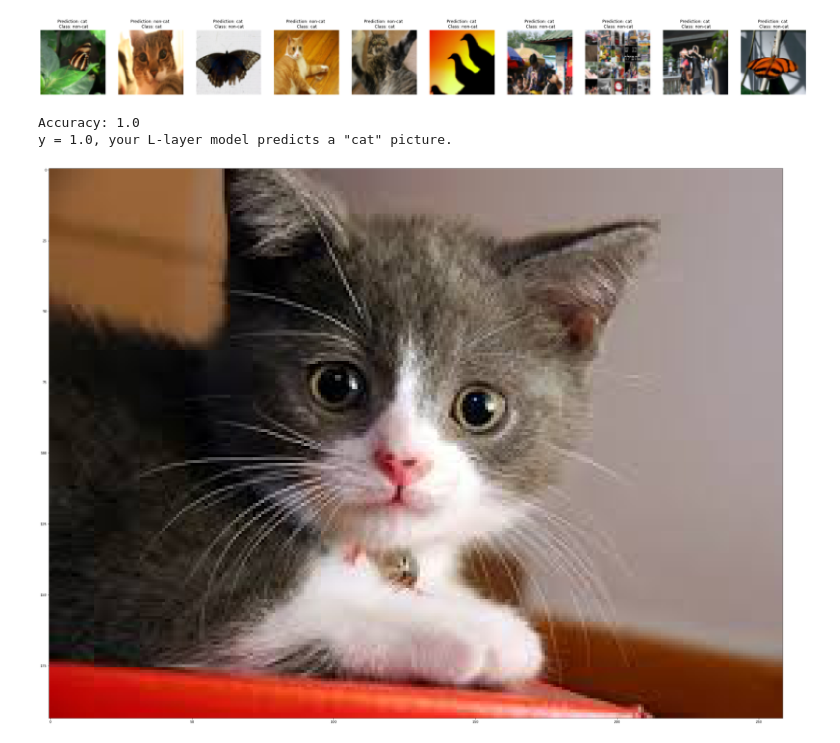
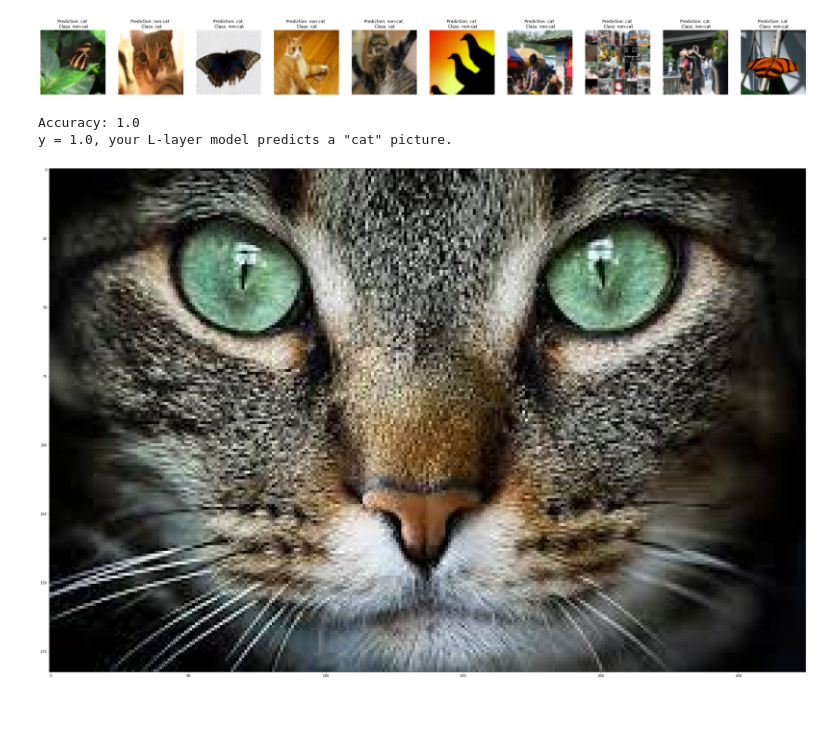
Before and after one commit to NohanJoemon/Binary-Image-Classifier, a Jupyter notebook: Image_Classification.ipynb, the cells around one changed output. Cells and saved outputs as stored; diff of their text form; code cells hidden in the pictures; blank space fills up the shorter version.

```diff
--- a/Image_Classification.ipynb
+++ b/Image_Classification.ipynb
@@ -308,19 +226,19 @@ print_mislabeled_images(classes, test_x, test_y, pred_test)
 [figure]
 # %%
 ## START CODE HERE ##
-my_image = "cat5.jpg" # change this to the name of your image file
+my_image = "cat8.jpg" # change this to the name of your image file
 my_label_y = [1] # the true class of your image (1 -> cat, 0 -> non-cat)
 ## END CODE HERE ##
 
 fname = "my_data/" + my_image
 image = np.array(Image.open(fname))
 from skimage.transform import resize
 my_image = resize(image, output_shape=(num_px,num_px)).reshape(( num_px*num_px*3,1))
 my_predicted_image = predict(my_image, my_label_y, parameters)
 
 plt.imshow(image)
 print ("y = " + str(np.squeeze(my_predicted_image)) + ", your L-layer model predicts a \"" + classes[int(np.squeeze(my_predicted_image)),].decode("utf-8") +  "\" picture.")
 # %% [output]
 Accuracy: 1.0
 y = 1.0, your L-layer model predicts a "cat" picture.
-[figure, old version]
+[figure, new version]
```
Also changed, not shown: parts of 10 cells of this notebook, 5 other files.
